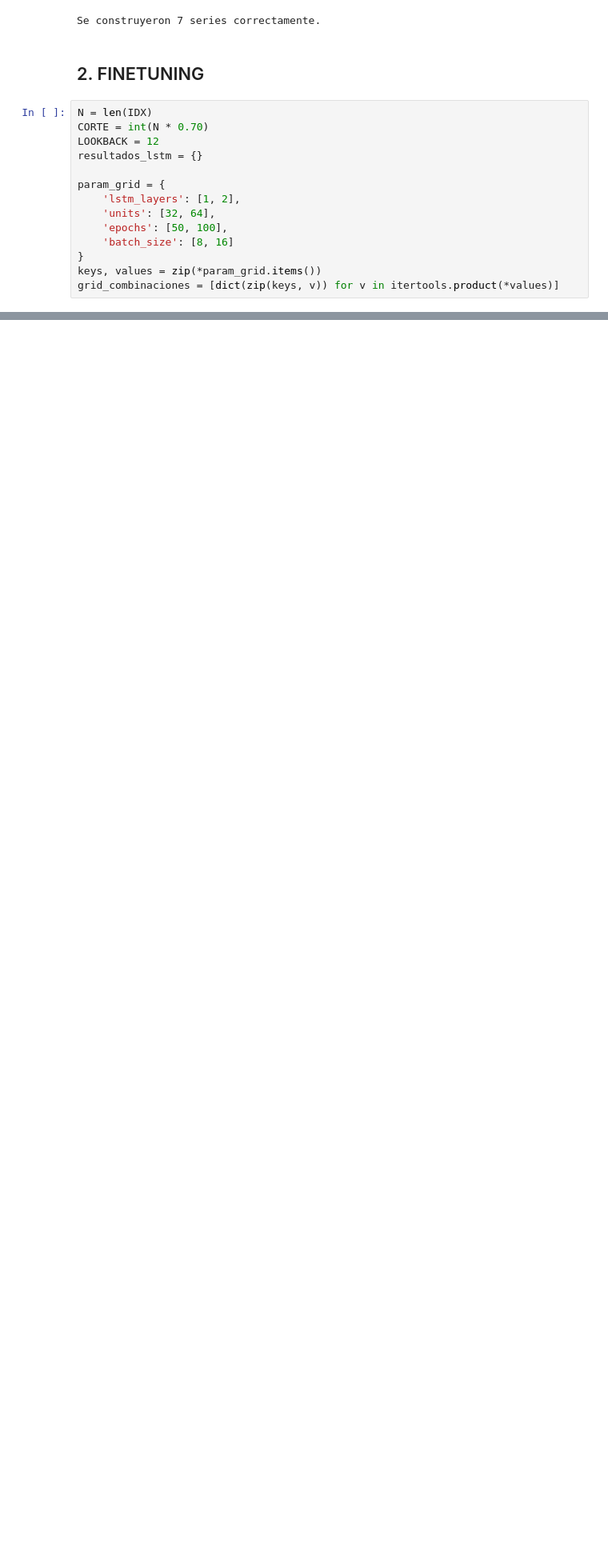
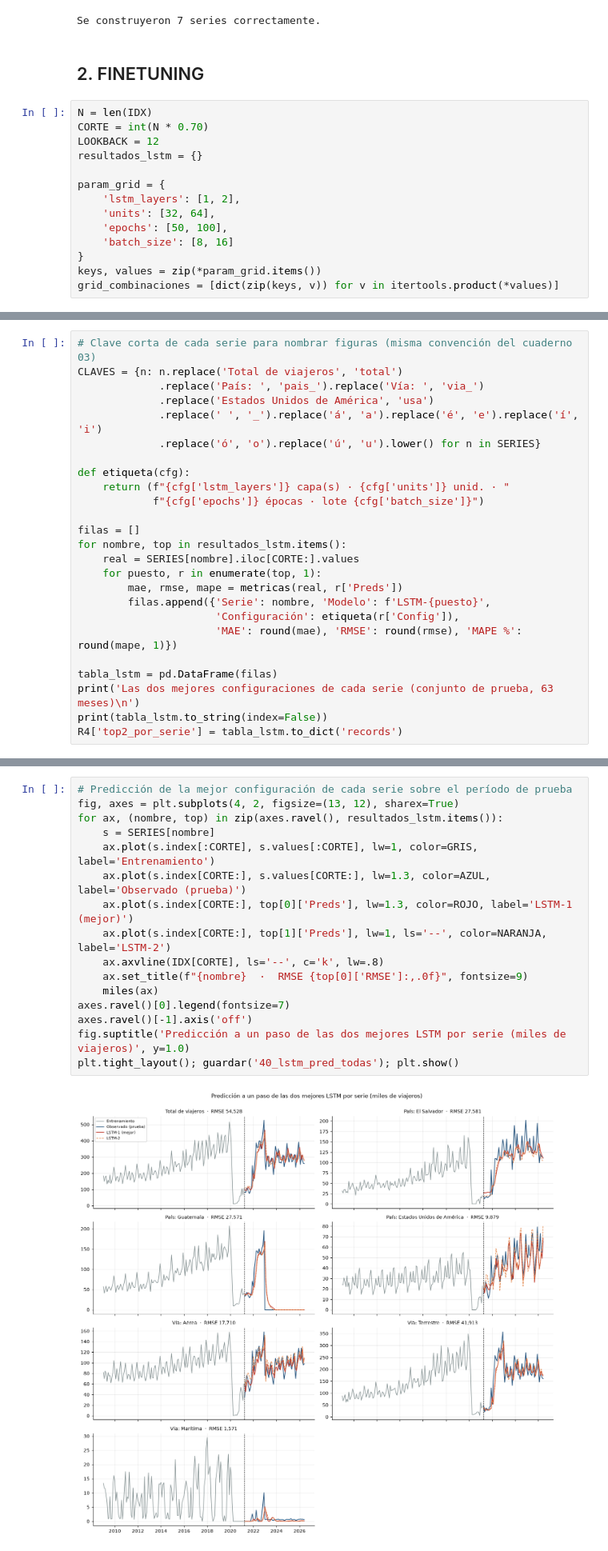
Before and after one commit to rodrigoajmac/CC3084_Laboratorio_1, a Jupyter notebook: Notebooks/04_Modelado_LSTM.ipynb, the cells around one changed output, grey strips where cells are left out. Shown at 80% size. Drawn from its saved outputs; the diff is of its cells as text; blank space fills up the shorter version.

```diff
--- a/Notebooks/04_Modelado_LSTM.ipynb
+++ b/Notebooks/04_Modelado_LSTM.ipynb
@@ -199,0 +265,25 @@ Proceso de modelado finalizado exitosamente.
+# %%
+# Clave corta de cada serie para nombrar figuras (misma convención del cuaderno 03)
+CLAVES = {n: n.replace('Total de viajeros', 'total')
+             .replace('País: ', 'pais_').replace('Vía: ', 'via_')
+             .replace('Estados Unidos de América', 'usa')
+             .replace(' ', '_').replace('á', 'a').replace('é', 'e').replace('í', 'i')
+             .replace('ó', 'o').replace('ú', 'u').lower() for n in SERIES}
+
+def etiqueta(cfg):
+    return (f"{cfg['lstm_layers']} capa(s) · {cfg['units']} unid. · "
+            f"{cfg['epochs']} épocas · lote {cfg['batch_size']}")
+
+filas = []
+for nombre, top in resultados_lstm.items():
+    real = SERIES[nombre].iloc[CORTE:].values
+    for puesto, r in enumerate(top, 1):
+        mae, rmse, mape = metricas(real, r['Preds'])
+        filas.append({'Serie': nombre, 'Modelo': f'LSTM-{puesto}',
+                      'Configuración': etiqueta(r['Config']),
+                      'MAE': round(mae), 'RMSE': round(rmse), 'MAPE %': round(mape, 1)})
+
+tabla_lstm = pd.DataFrame(filas)
+print('Las dos mejores configuraciones de cada serie (conjunto de prueba, 63 meses)\n')
+print(tabla_lstm.to_string(index=False))
+R4['top2_por_serie'] = tabla_lstm.to_dict('records')
@@ -199,0 +341,18 @@ Proceso de modelado finalizado exitosamente.
+# %%
+# Predicción de la mejor configuración de cada serie sobre el período de prueba
+fig, axes = plt.subplots(4, 2, figsize=(13, 12), sharex=True)
+for ax, (nombre, top) in zip(axes.ravel(), resultados_lstm.items()):
+    s = SERIES[nombre]
+    ax.plot(s.index[:CORTE], s.values[:CORTE], lw=1, color=GRIS, label='Entrenamiento')
+    ax.plot(s.index[CORTE:], s.values[CORTE:], lw=1.3, color=AZUL, label='Observado (prueba)')
+    ax.plot(s.index[CORTE:], top[0]['Preds'], lw=1.3, color=ROJO, label='LSTM-1 (mejor)')
+    ax.plot(s.index[CORTE:], top[1]['Preds'], lw=1, ls='--', color=NARANJA, label='LSTM-2')
+    ax.axvline(IDX[CORTE], ls='--', c='k', lw=.8)
+    ax.set_title(f"{nombre}  ·  RMSE {top[0]['RMSE']:,.0f}", fontsize=9)
+    miles(ax)
+axes.ravel()[0].legend(fontsize=7)
+axes.ravel()[-1].axis('off')
+fig.suptitle('Predicción a un paso de las dos mejores LSTM por serie (miles de viajeros)', y=1.0)
+plt.tight_layout(); guardar('40_lstm_pred_todas'); plt.show()
+# %% [output]
+[figure, added]
```
Also changed, not shown: parts of 6 cells of this notebook, 1 other file.
